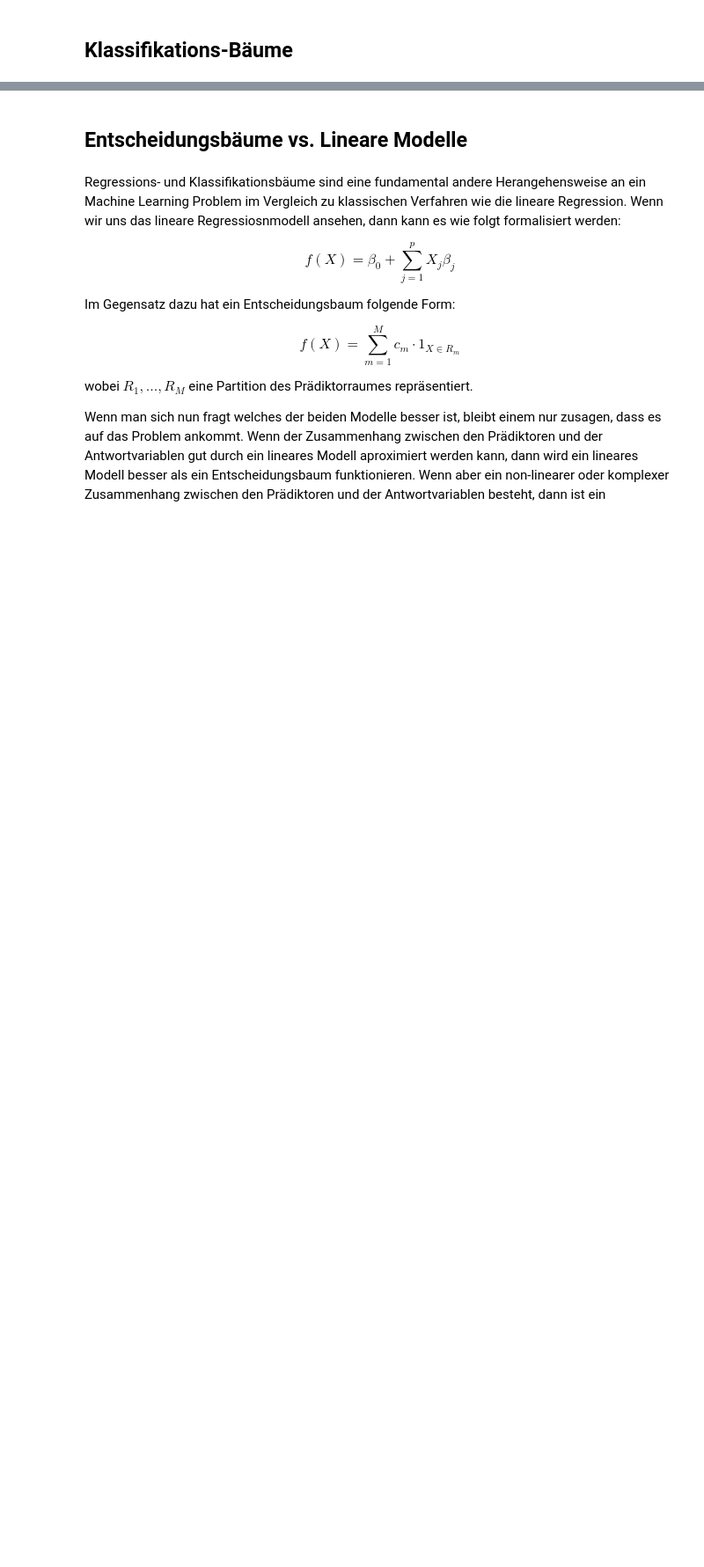
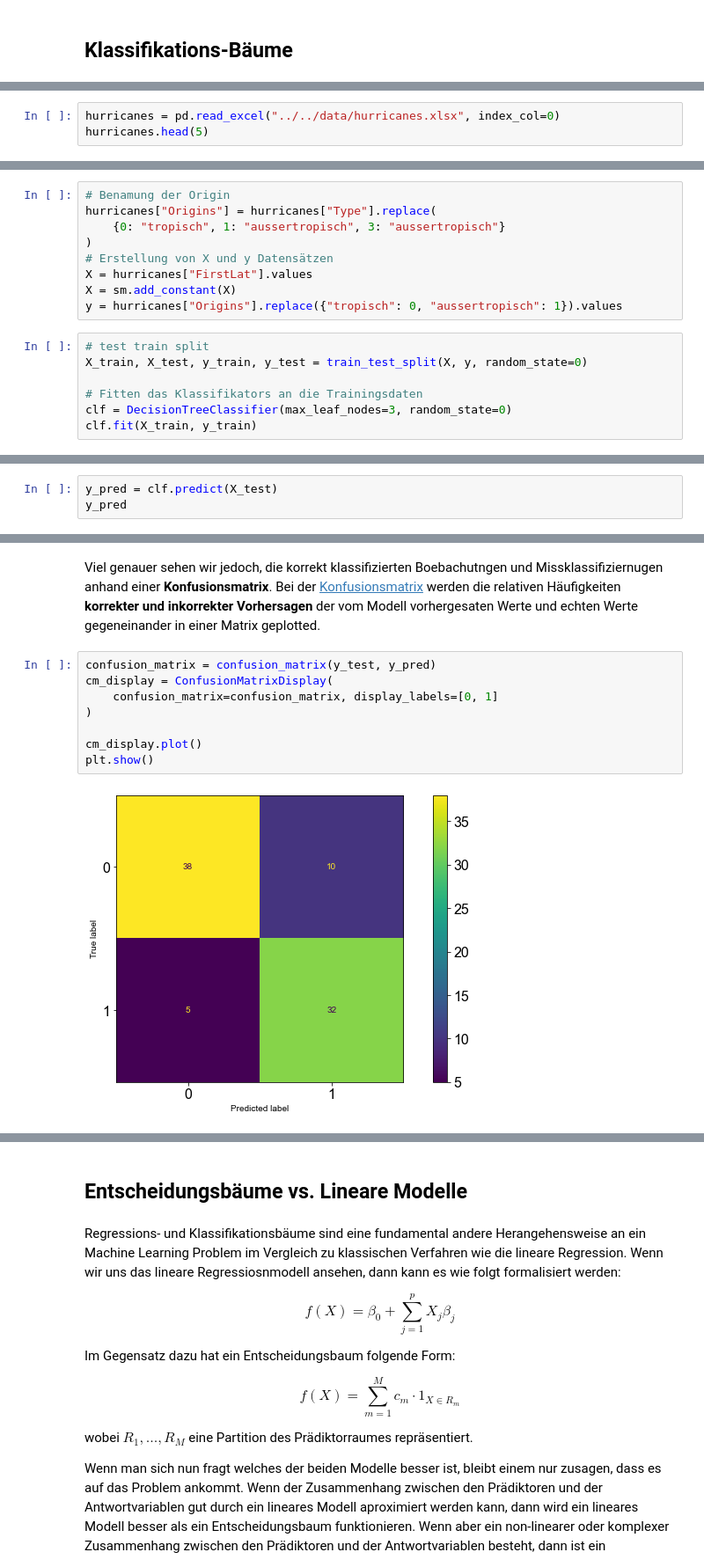
Before and after one commit to imarevic/srh-data-science, a Jupyter notebook: notebooks/Kapitel10/01_DecisionTrees.ipynb, the cells around one changed output, grey strips where cells are left out. Shown: that part at 88% size. Cells and saved outputs as stored; diff of their text form; blank space fills up the shorter version.

```diff
--- a/notebooks/Kapitel10/01_DecisionTrees.ipynb
+++ b/notebooks/Kapitel10/01_DecisionTrees.ipynb
@@ -172,0 +772,3 @@ Nun wollen wir das Ergbnis mit `scikit-learn` vergleichen:
+# %%
+hurricanes = pd.read_excel("../../data/hurricanes.xlsx", index_col=0)
+hurricanes.head(5)
@@ -172,0 +785,16 @@ Nun wollen wir das Ergbnis mit `scikit-learn` vergleichen:
+# %%
+# Benamung der Origin
+hurricanes["Origins"] = hurricanes["Type"].replace(
+    {0: "tropisch", 1: "aussertropisch", 3: "aussertropisch"}
+)
+# Erstellung von X und y Datensätzen
+X = hurricanes["FirstLat"].values
+X = sm.add_constant(X)
+y = hurricanes["Origins"].replace({"tropisch": 0, "aussertropisch": 1}).values
+# %%
+# test train split
+X_train, X_test, y_train, y_test = train_test_split(X, y, random_state=0)
+
+# Fitten das Klassifikators an die Trainingsdaten
+clf = DecisionTreeClassifier(max_leaf_nodes=3, random_state=0)
+clf.fit(X_train, y_train)
@@ -172,0 +805,3 @@ Nun wollen wir das Ergbnis mit `scikit-learn` vergleichen:
+# %%
+y_pred = clf.predict(X_test)
+y_pred
@@ -172,0 +828,12 @@ Nun wollen wir das Ergbnis mit `scikit-learn` vergleichen:
+# %% [markdown]
+Viel genauer sehen wir jedoch, die korrekt klassifizierten Boebachutngen und Missklassifiziernugen anhand einer **Konfusionsmatrix**. Bei der <a href="https://en.wikipedia.org/wiki/Confusion_matrix">Konfusionsmatrix</a> werden die relativen Häufigkeiten **korrekter und inkorrekter Vorhersagen** der vom Modell vorhergesaten Werte und echten Werte gegeneinander in einer Matrix geplotted.
+# %%
+confusion_matrix = confusion_matrix(y_test, y_pred)
+cm_display = ConfusionMatrixDisplay(
+    confusion_matrix=confusion_matrix, display_labels=[0, 1]
+)
+
+cm_display.plot()
+plt.show()
+# %% [output]
+[figure, added]
```
Also changed, not shown: parts of 55 cells of this notebook, 44 other files.
